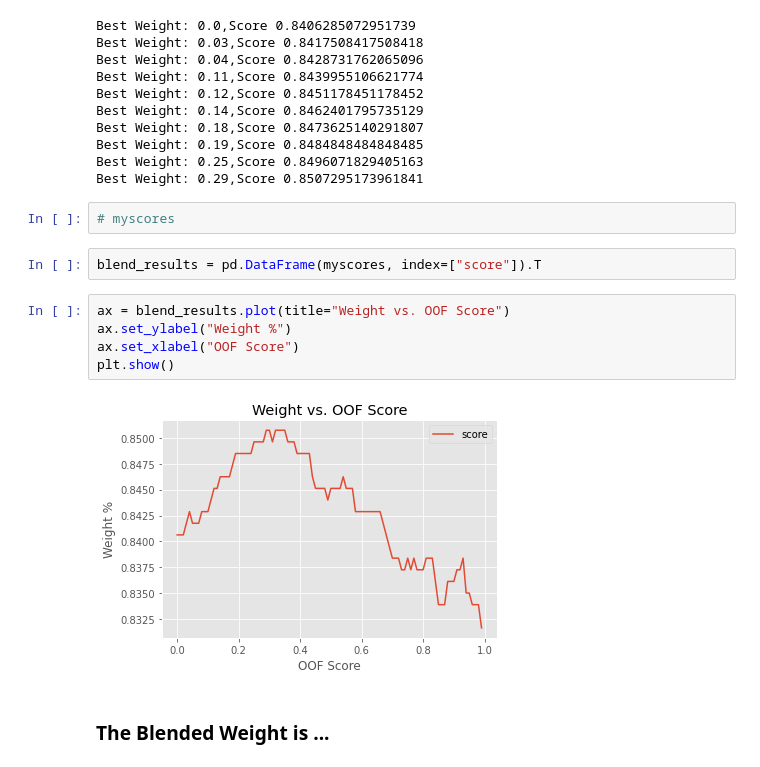
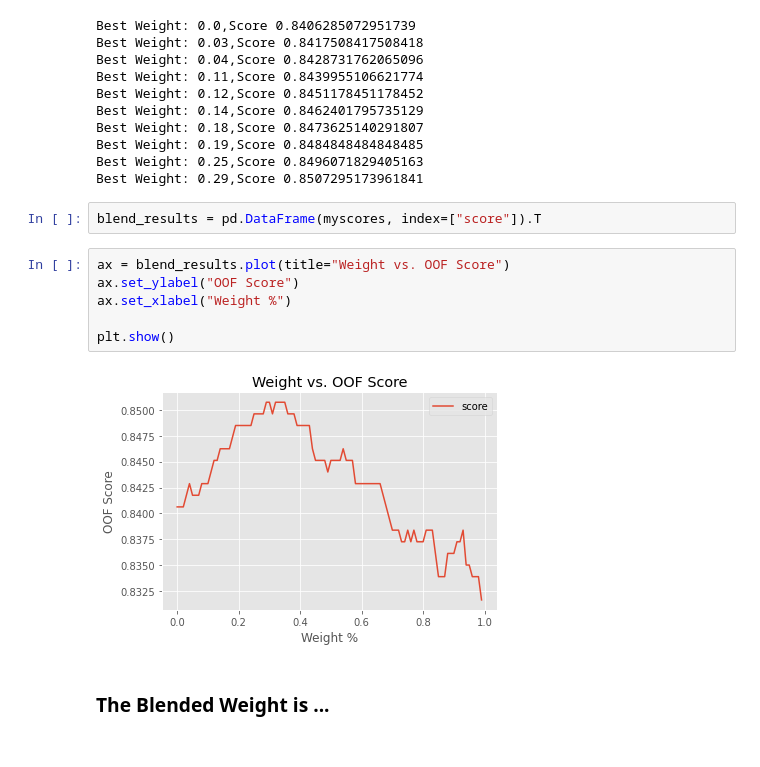
Before and after one commit to melling/ml-kaggle-titanic, a Jupyter notebook: titanic-xgb-lgbm-blend.ipynb, the cells around one changed output. Cells and saved outputs as stored; diff of their text form.

```diff
--- a/titanic-xgb-lgbm-blend.ipynb
+++ b/titanic-xgb-lgbm-blend.ipynb
@@ -894,17 +961,16 @@ Best Weight: 0.18,Score 0.8473625140291807
 Best Weight: 0.19,Score 0.8484848484848485
 Best Weight: 0.25,Score 0.8496071829405163
 Best Weight: 0.29,Score 0.8507295173961841
-# %%
-# myscores
 # %%
 blend_results = pd.DataFrame(myscores, index=["score"]).T
 # %%
 ax = blend_results.plot(title="Weight vs. OOF Score")
-ax.set_ylabel("Weight %")
-ax.set_xlabel("OOF Score")
+ax.set_ylabel("OOF Score")
+ax.set_xlabel("Weight %")
+
 plt.show()
 # %% [output]
-[figure, old version]
+[figure, new version]
 # %% [markdown]
 ### The Blended Weight is ...
 # %%
```
Also changed, not shown: parts of 7 cells of this notebook.
